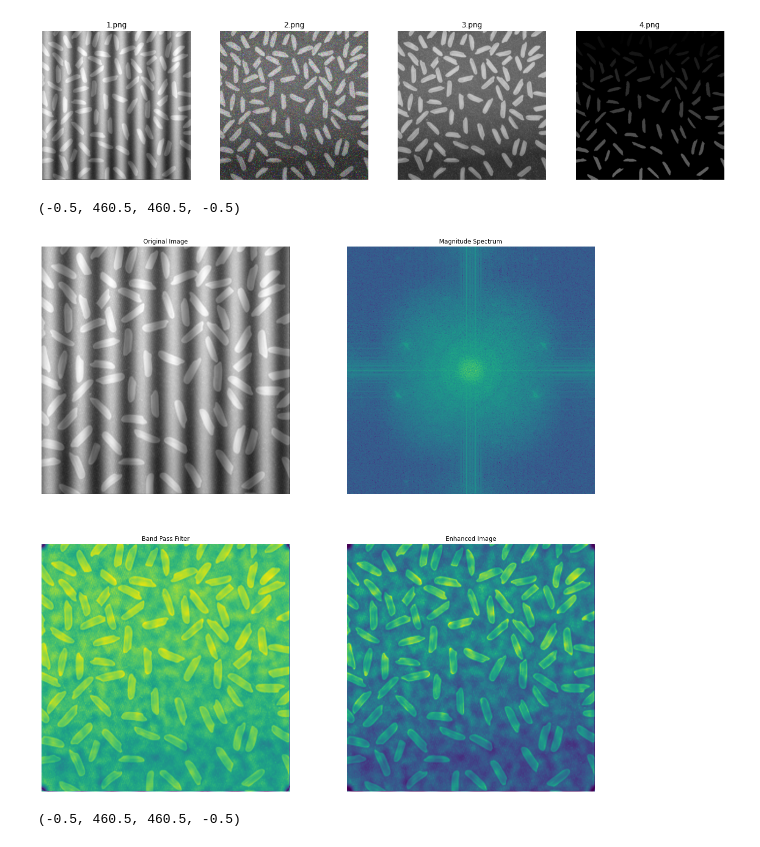
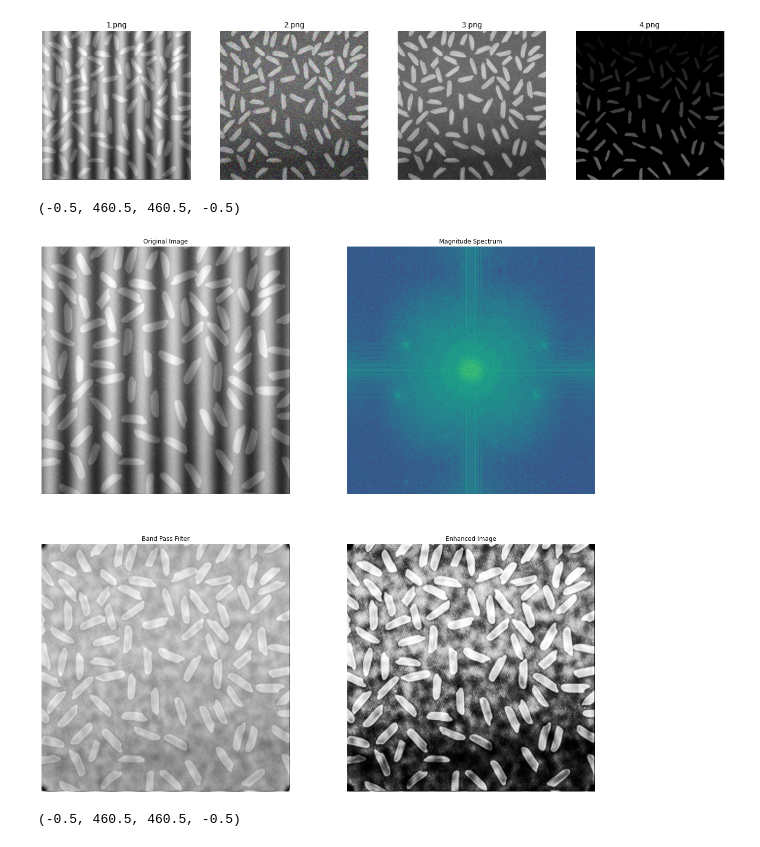
Before and after one commit to dominhkhoi2002/RiceCounting, a Jupyter notebook: Ex1/Ex1.ipynb, the cells around one changed output. Cells and saved outputs as stored; diff of their text form; code cells hidden in the pictures.

```diff
--- a/Ex1/Ex1.ipynb
+++ b/Ex1/Ex1.ipynb
@@ -44,38 +44,44 @@ def bandpass_filter(img):
         for j in range(fshift.shape[1]):
             if i>fshift.shape[0]/4 and j>fshift.shape[1]/4 and fshift[i,j]>avg**2 and fshift[i,j]<max:
                 fshift[i,j] = 0
     f_ishift = np.fft.ifftshift(fshift)
     img_back = np.fft.ifft2(f_ishift)
     img_back = np.abs(img_back)
     return img_back
 img2 = bandpass_filter(img1)
 #gamma correction
 def gamma_correction(img,gamma):
     img = img/(255)
     img = img**(1/gamma)
     return img
-
-img3 = gamma_correction(img2,0.4)
+#contrast
+def histogram_equalization(img):
+    img = img*255
+    img = img.astype(np.uint8)
+    img = cv2.equalizeHist(img)
+    return img
+img3 = gamma_correction(img2,0.3)
+img3 = histogram_equalization(img3)
 fig = plt.figure(figsize=(20,20))
 fig.add_subplot(2,2,1)
 plt.imshow(img)
 plt.title('Original Image')
 plt.axis('off')
 fig.add_subplot(2,2,2)
 plt.imshow(magnitude_spectrum)
 plt.title('Magnitude Spectrum')
 plt.axis('off')
 fig.add_subplot(2,2,3)
-plt.imshow(img2,)
+plt.imshow(img2,cmap= 'gray')
 plt.title('Band Pass Filter')
 plt.axis('off')
 fig.add_subplot(2,2,4)
-plt.imshow(img3)
+plt.imshow(img3, cmap='gray')
 plt.title('Enhanced Image')
 plt.axis('off')
 # %% [output]
 (-0.5, 460.5, 460.5, -0.5)
-[figure, old version]
+[figure, new version]
 # %%
 #2.PNG
 #median filter
```
